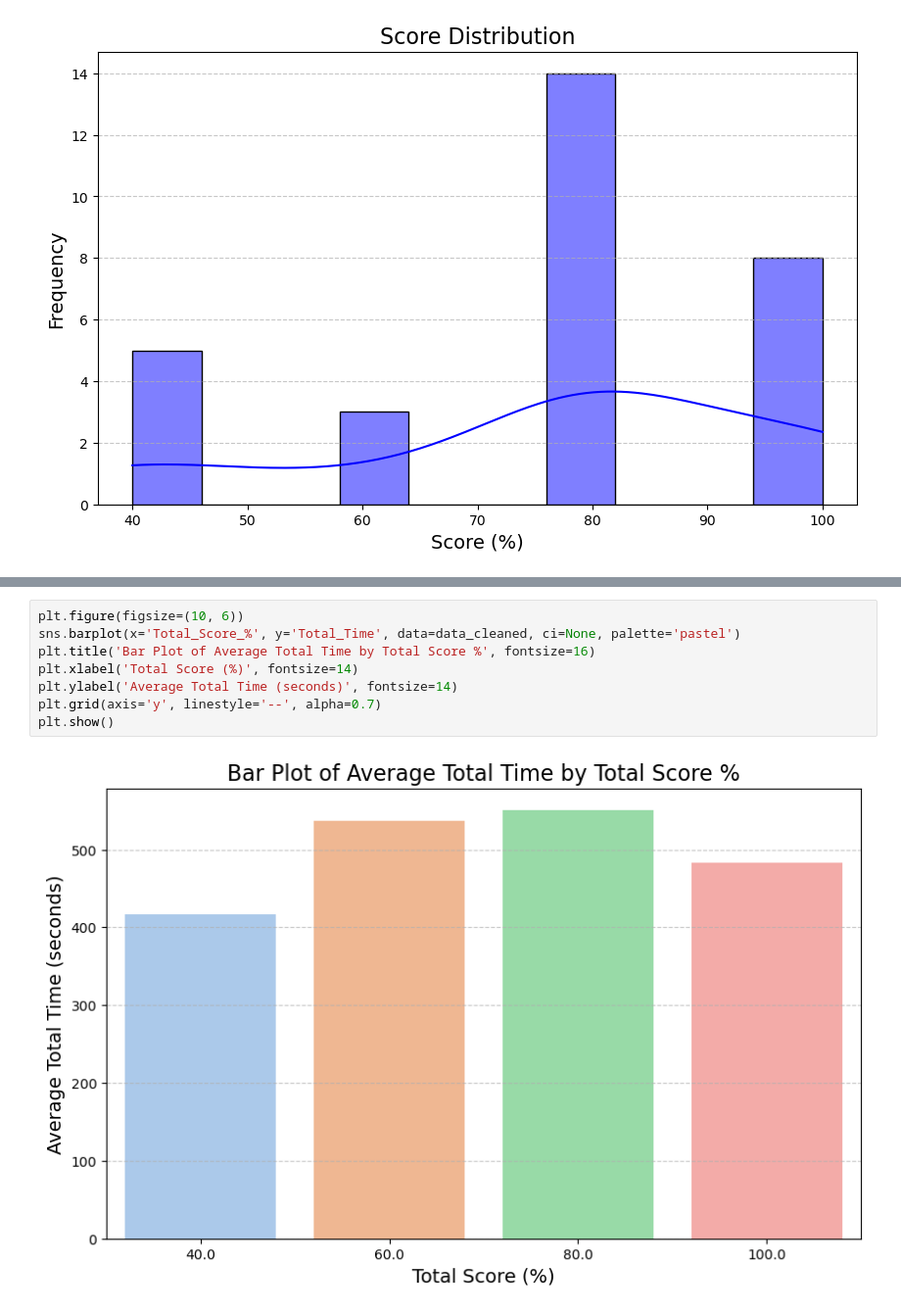
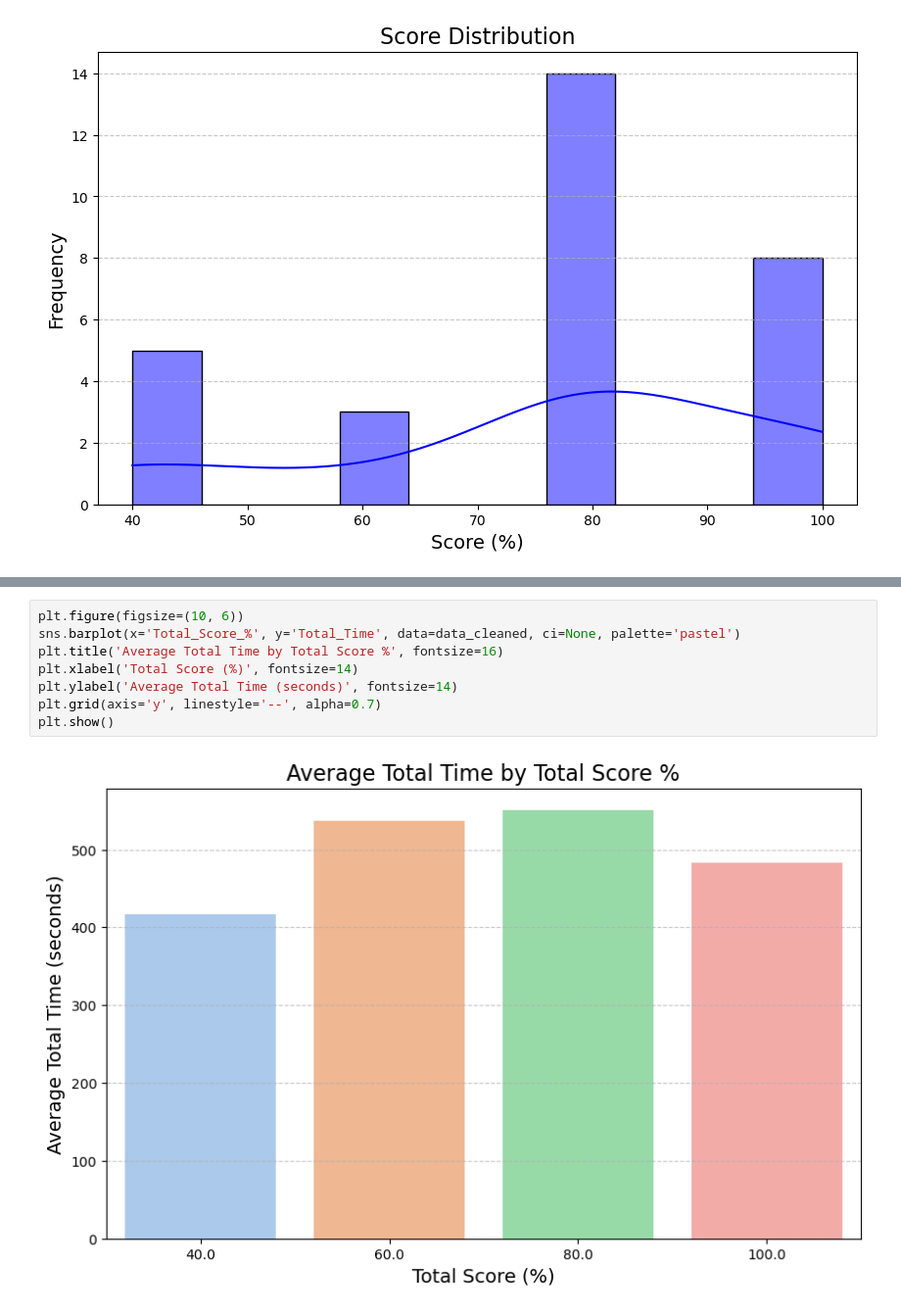
Before and after one commit to ClairNorah/ExperimentInCognitiveScience, a Jupyter notebook: analysis.ipynb, the cells around one changed output, grey strips where cells are left out. Shown at 98% size. Saved outputs shown, nothing was run; the diff lists cells and outputs as text.

```diff
--- a/analysis.ipynb
+++ b/analysis.ipynb
@@ -123,10 +126,10 @@ plt.show()
 # %%
 plt.figure(figsize=(10, 6))
 sns.barplot(x='Total_Score_%', y='Total_Time', data=data_cleaned, ci=None, palette='pastel')
-plt.title('Bar Plot of Average Total Time by Total Score %', fontsize=16)
+plt.title('Average Total Time by Total Score %', fontsize=16)
 plt.xlabel('Total Score (%)', fontsize=14)
 plt.ylabel('Average Total Time (seconds)', fontsize=14)
 plt.grid(axis='y', linestyle='--', alpha=0.7)
 plt.show()
 # %% [output]
-[figure, old version]
+[figure, new version]
```
Also changed, not shown: parts of 12 cells of this notebook, 4 other files.
